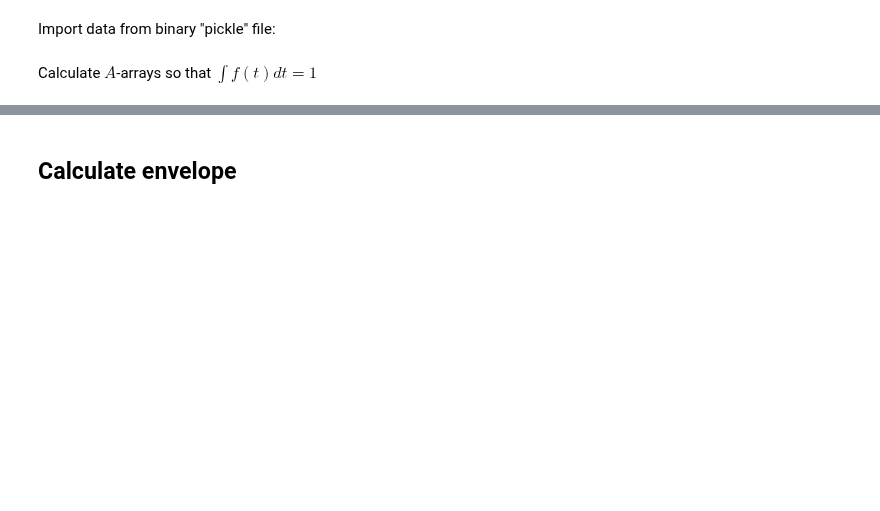
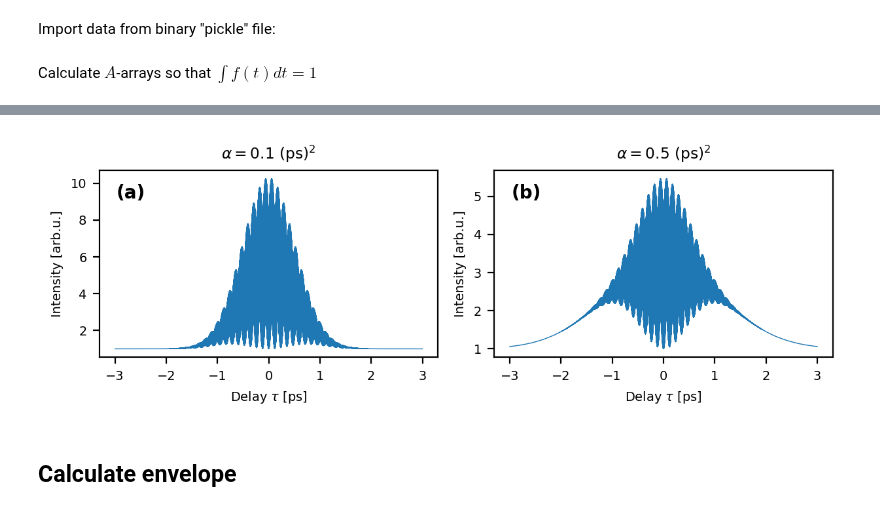
Before and after one commit to JKU-HFP/Chirp-Diagnostic, a Jupyter notebook: Fitting_MOSAIC_Signal_with_Envelope.ipynb, the cells around one changed output, grey strips where cells are left out. Cells and saved outputs as stored; diff of their text form; code cells hidden in the pictures; blank space fills up the shorter version.

```diff
--- a/Fitting_MOSAIC_Signal_with_Envelope.ipynb
+++ b/Fitting_MOSAIC_Signal_with_Envelope.ipynb
@@ -14,0 +18,2 @@ from IPython.core.debugger import set_trace
+# %%
+FIGURE_PATH = Path("../../Masterthesis/figures/chirp/plots/direct-output/")
@@ -48,3 +66,17 @@ plt.show()
+# %%
+for i in range(alpha_values.size):
+    plt.subplot(1, alpha_values.size, i + 1)
+    plt.title(r"$\alpha = {}$ (ps)$^2$".format(alpha_values[i]))
+    plt.xlabel(r"Delay $\tau$ [ps]")
+    plt.ylabel(r"Intensity [arb.u.]")
+    plt.plot(tau_values_1, I_M_filtered_values_1[:,i], "-")
+    plt.text(0.05, 0.85, enum[i], fontsize=10, transform=plt.gca().transAxes, fontweight='bold')
+
+plt.tight_layout()
+plt.savefig(FIGURE_PATH / "mosaic_chirped_laser_pulse.pdf")
+plt.show()
+# %% [output]
+[figure, added]
 # %% [markdown]
 ## Calculate envelope
 # %%
```
Also changed, not shown: parts of 13 cells of this notebook, 2 other files.
